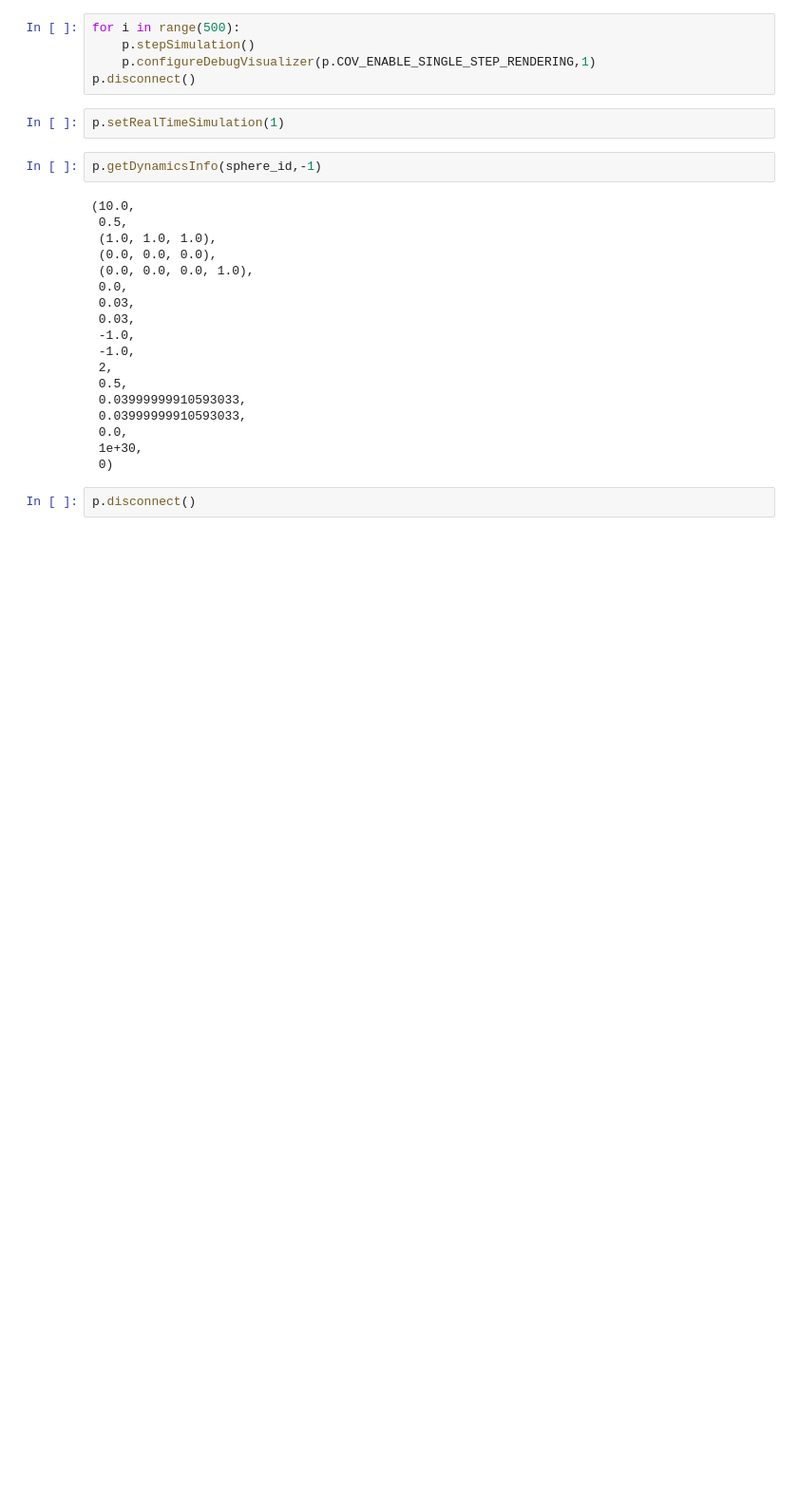
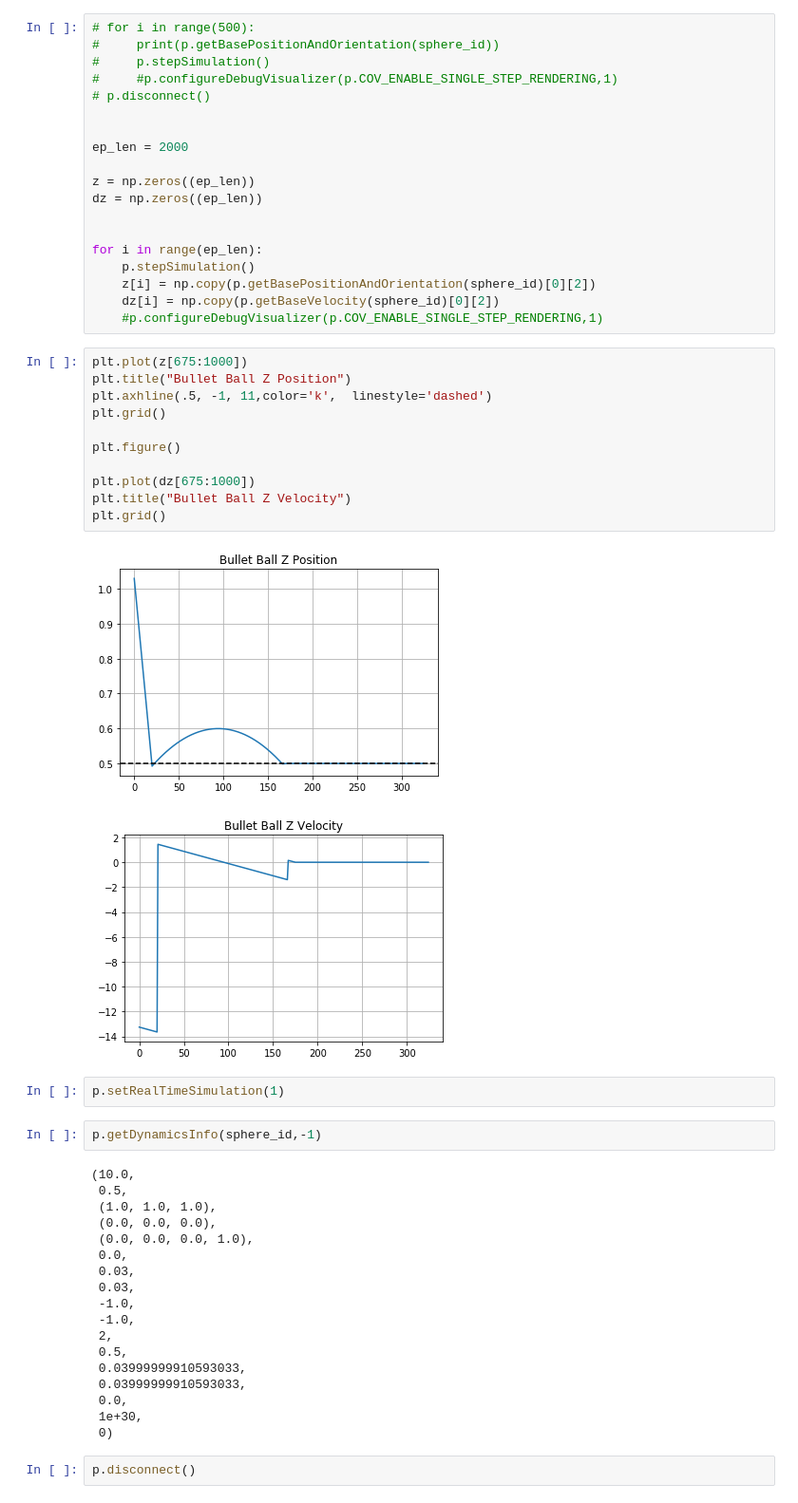
Before and after one commit to sgillen/lorenz, a Jupyter notebook: bullet_inv/ball.ipynb, the cells around one changed output. Shown: that part at 95% size. Cells and saved outputs as stored; diff of their text form; blank space fills up the shorter version.

```diff
--- a/bullet_inv/ball.ipynb
+++ b/bullet_inv/ball.ipynb
@@ -29,8 +55,36 @@ p.changeDynamics(sphere_id, -1, restitution=restitution)
-# %%
-for i in range(500):
-    p.stepSimulation()
-    p.configureDebugVisualizer(p.COV_ENABLE_SINGLE_STEP_RENDERING,1)
-p.disconnect()
+# %%
+# for i in range(500):
+#     print(p.getBasePositionAndOrientation(sphere_id))
+#     p.stepSimulation()
+#     #p.configureDebugVisualizer(p.COV_ENABLE_SINGLE_STEP_RENDERING,1)
+# p.disconnect()
+
+
+ep_len = 2000
+
+z = np.zeros((ep_len))
+dz = np.zeros((ep_len))
+
+
+for i in range(ep_len):
+    p.stepSimulation()
+    z[i] = np.copy(p.getBasePositionAndOrientation(sphere_id)[0][2])
+    dz[i] = np.copy(p.getBaseVelocity(sphere_id)[0][2])
+    #p.configureDebugVisualizer(p.COV_ENABLE_SINGLE_STEP_RENDERING,1)
+# %%
+plt.plot(z[675:1000])
+plt.title("Bullet Ball Z Position")
+plt.axhline(.5, -1, 11,color='k',  linestyle='dashed')
+plt.grid()
+
+plt.figure()
+
+plt.plot(dz[675:1000])
+plt.title("Bullet Ball Z Velocity")
+plt.grid()
+# %% [output]
+[figure, added]
+[figure, added]
 # %%
 p.setRealTimeSimulation(1)
 # %%
```
Also changed, not shown: parts of 16 cells of this notebook, 9 other files.
